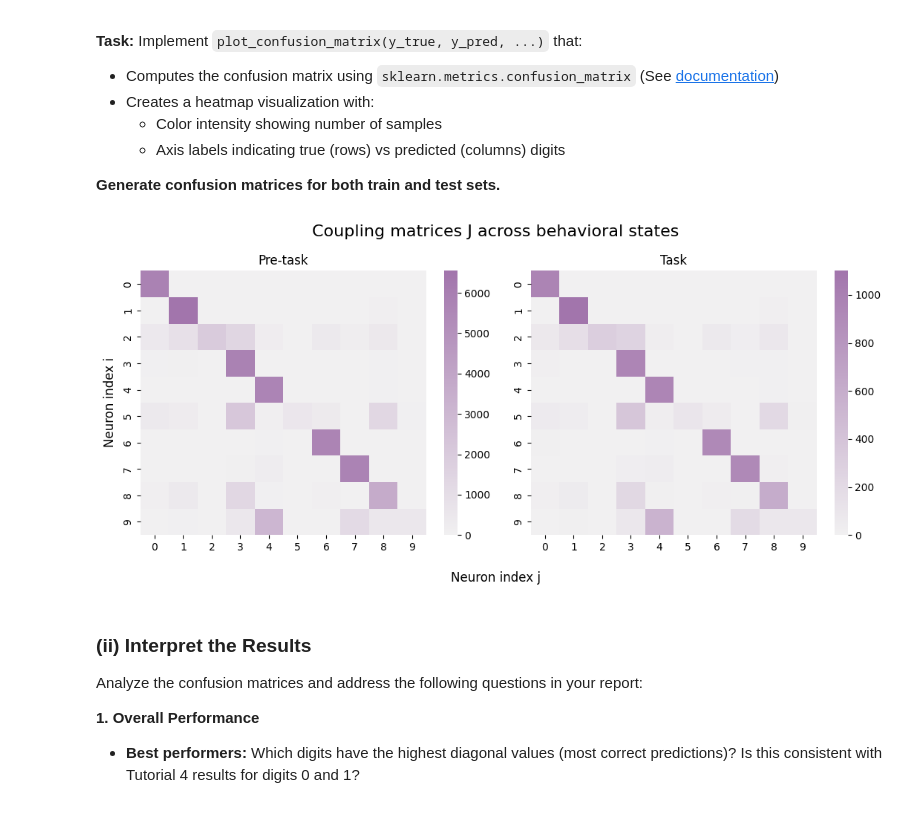
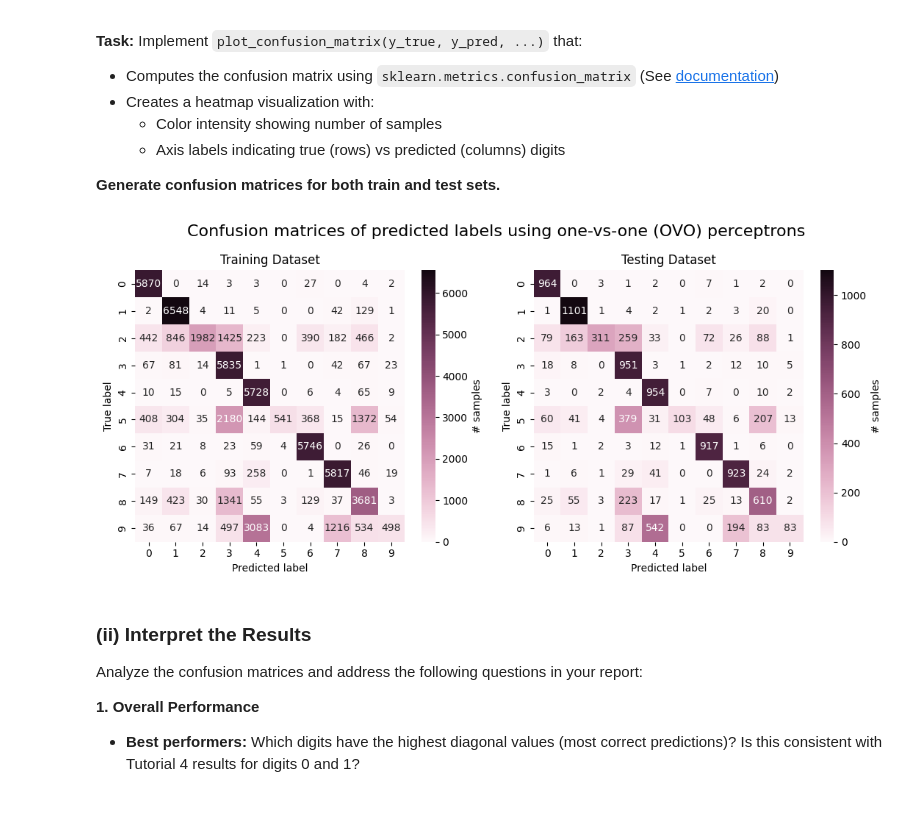
Before and after one commit to brucsk/machine-learning-cogmaster-m2, a Jupyter notebook: Exam/exam_START.ipynb, the cells around one changed output. Cells and saved outputs as stored; diff of their text form; code cells hidden in the pictures.

```diff
--- a/Exam/exam_START.ipynb
+++ b/Exam/exam_START.ipynb
@@ -1381,33 +1381,32 @@ A **confusion matrix** shows how often each true digit is predicted as each poss
 # %%
 from sklearn.metrics import confusion_matrix
 import seaborn as sns
 
 confusion_matrix_train = confusion_matrix(y_train, y_train_pred)
 confusion_matrix_test = confusion_matrix(y_test, y_test_pred)
 
-# Set interval minimum and maximum for colorbar (better for comparing the heatmaps)
-#vmin = min(Jpre_no_diag.min(), Jtask_no_diag.min(), Jpost_no_diag.min())
-#vmax = max(Jpre_no_diag.max(), Jtask_no_diag.max(), Jpost_no_diag.max())
-
-cmap = sns.light_palette("#a275ac", as_cmap=True)
+cmap = sns.cubehelix_palette(start=0.5, rot=0.08, dark=0.05, light=0.98, reverse=False, as_cmap=True)
 
 # Plot
 fig, axs = plt.subplots(1,2, figsize=(11, 5))
 
-sns.heatmap(confusion_matrix_train,  cmap=cmap, ax=axs[0])
-sns.heatmap(confusion_matrix_test, cmap=cmap, ax=axs[1])
+sns.heatmap(confusion_matrix_train,  annot=True, fmt="d", cmap=cmap, ax=axs[0], cbar_kws={"label": "# samples"})
+sns.heatmap(confusion_matrix_test, annot = True, fmt = "d", cmap=cmap, ax=axs[1], cbar_kws={"label": "# samples"})
 
-axs[0].set_title("Pre-task")
-axs[1].set_title("Task")
+axs[0].set_title("Training Dataset")
+axs[0].set_ylabel("True label")
+axs[0].set_xlabel("Predicted label")
 
-fig.suptitle("Coupling matrices J across behavioral states", fontsize=16)
-fig.supxlabel("Neuron index j", fontsize=12)
-fig.supylabel("Neuron index i", fontsize=12)
+axs[1].set_title("Testing Dataset")
+axs[1].set_ylabel("True label")
+axs[1].set_xlabel("Predicted label")
+
+fig.suptitle("Confusion matrices of predicted labels using one-vs-one (OVO) perceptrons", fontsize=16)
 
 plt.tight_layout()
 plt.show()
 # %% [output]
-[figure, old version]
+[figure, new version]
 # %% [markdown]
 ### (ii) Interpret the Results
 
```
Also changed, not shown: parts of 9 cells of this notebook.
